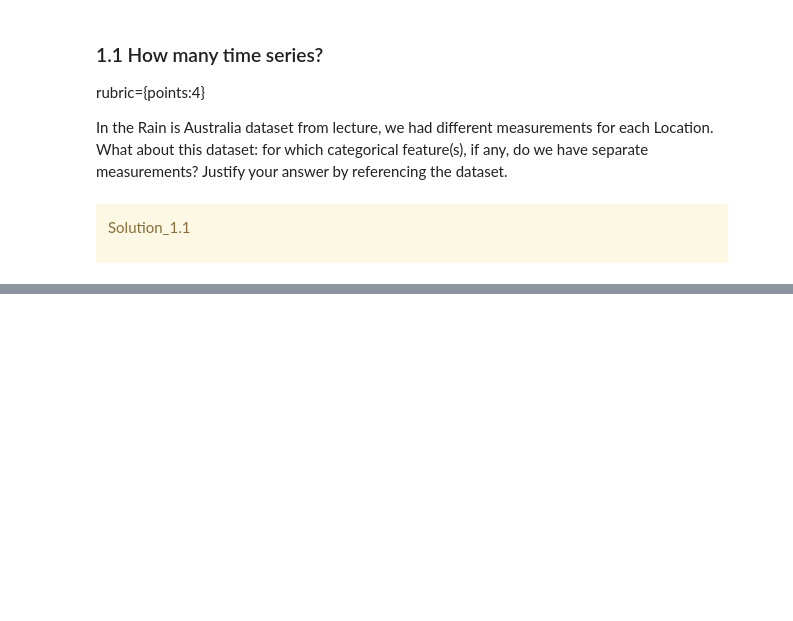
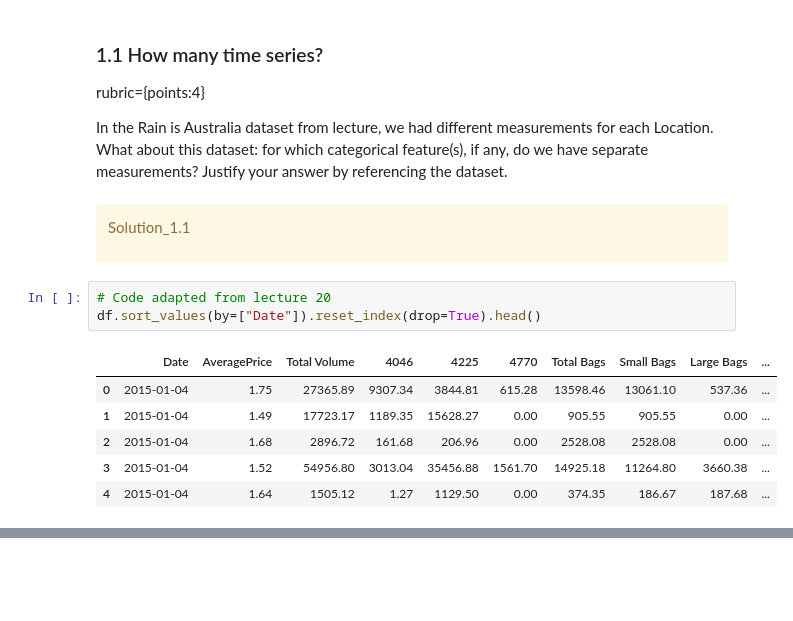
Before and after one commit to madihung/cpsc330, a Jupyter notebook: hw8/hw8.ipynb, the cells around one changed output, grey strips where cells are left out. Drawn from its saved outputs; the diff is of its cells as text; blank space fills up the shorter version.

```diff
--- a/hw8/hw8.ipynb
+++ b/hw8/hw8.ipynb
@@ -91,4 +91,14 @@ In the Rain is Australia dataset from lecture, we had different measurements for
 Solution_1.1
 
 </div>
+# %%
+# Code adapted from lecture 20
+df.sort_values(by=["Date"]).reset_index(drop=True).head()
+# %% [output]
+|  | Date | AveragePrice | Total Volume | 4046 | 4225 | 4770 | Total Bags | Small Bags | Large Bags | ... |
+| 0 | 2015-01-04 | 1.75 | 27365.89 | 9307.34 | 3844.81 | 615.28 | 13598.46 | 13061.10 | 537.36 | ... |
+| 1 | 2015-01-04 | 1.49 | 17723.17 | 1189.35 | 15628.27 | 0.00 | 905.55 | 905.55 | 0.00 | ... |
+| 2 | 2015-01-04 | 1.68 | 2896.72 | 161.68 | 206.96 | 0.00 | 2528.08 | 2528.08 | 0.00 | ... |
+| 3 | 2015-01-04 | 1.52 | 54956.80 | 3013.04 | 35456.88 | 1561.70 | 14925.18 | 11264.80 | 3660.38 | ... |
+| 4 | 2015-01-04 | 1.64 | 1505.12 | 1.27 | 1129.50 | 0.00 | 374.35 | 186.67 | 187.68 | ... |
 # %%
```
Also changed, not shown: parts of 15 cells of this notebook.
